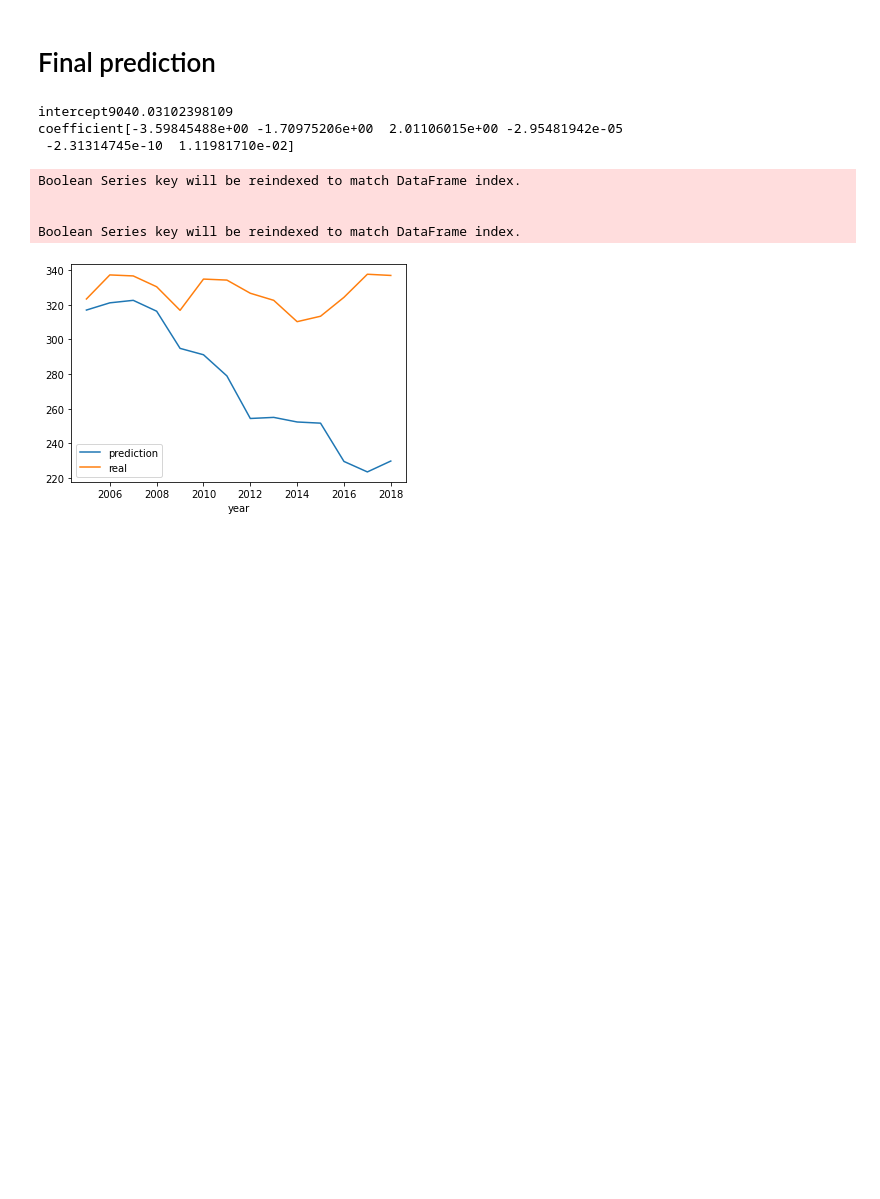
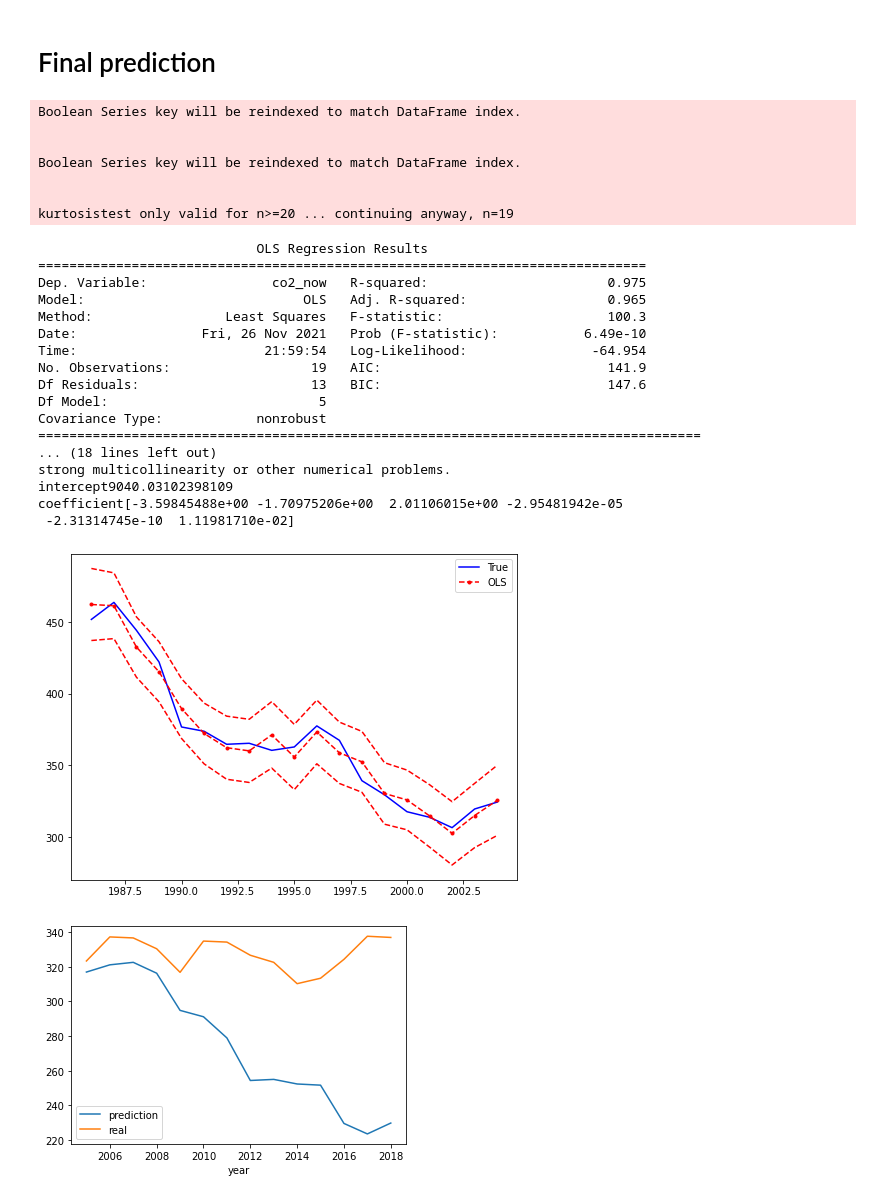
Before and after one commit to AayushKucheria/Reaktor-Communicating-Climate-Change, a Jupyter notebook: Data exploration.ipynb, the cells around one changed output. Drawn from its saved outputs; the diff is of its cells as text; code cells hidden in the pictures; blank space fills up the shorter version.

```diff
--- a/Data exploration.ipynb
+++ b/Data exploration.ipynb
@@ -621,44 +601,84 @@ result.plot(x = "year", y = ["prediction", "real"])
 # %% [markdown]
 # Final prediction
 # %%
+import statsmodels.api as sm
+
 shift_by = 5
 
 fi = df[df.country == "Poland"]
 fi = fi[df.year > 1980]
 fi = fi[df.year < 2019]
 fi = fi[["country", "year", "co2", "co2_growth_prct", "population", "gdp", "energy_per_capita"]]
 fi["gdp_per_capita"] = fi["gdp"] / fi["population"]
 fi["co2_now"] = fi["co2"].shift(-shift_by) # All other variables are from the past
 fi["year"] = fi.year.shift(-shift_by)
 
 
 predict_from = 2005
 
 
 training = fi[fi.year < predict_from].copy()
 test = fi[fi.year >= predict_from].copy()
 
 y_train = training.co2_now
 X_train = training[["year", "co2", "co2_growth_prct", "population", "gdp", "energy_per_capita"]]
 y_test = test.co2_now
 X_test = test[["year", "co2", "co2_growth_prct", "population", "gdp", "energy_per_capita"]]
 
 reg = LinearRegression().fit(X_train, y_train)
 
 prediction = reg.predict(X_test)
 
+y = y_train
+x = X_train
+res = sm.OLS(y, x).fit()
+print(res.summary())
+
+pred_ols = res.get_prediction()
+iv_l = pred_ols.summary_frame()["obs_ci_lower"]
+iv_u = pred_ols.summary_frame()["obs_ci_upper"]
+
+fig, ax = plt.subplots(figsize=(8, 6))
+
+#ax.plot(x, y, "o", label="data")
+ax.plot(X_train.year, y_train, "b-", label="True")
+ax.plot(X_train.year, res.fittedvalues, "r--.", label="OLS")
+ax.plot(X_train.year, iv_u, "r--")
+ax.plot(X_train.year, iv_l, "r--")
+ax.legend(loc="best")
+
+
+
 result = pd.DataFrame({"year": test.year, "prediction": prediction, "real":y_test})
 
 result.plot(x = "year", y = ["prediction", "real"])
 
 print("intercept" + str(reg.intercept_))
 print("coefficient" + str(reg.coef_))
 # %% [output]
-intercept9040.03102398109
-coefficient[-3.59845488e+00 -1.70975206e+00  2.01106015e+00 -2.95481942e-05
- -2.31314745e-10  1.11981710e-02]
+Boolean Series key will be reindexed to match DataFrame index.
+
+
+Boolean Series key will be reindexed to match DataFrame index.
+
+
+kurtosistest only valid for n>=20 ... continuing anyway, n=19
-Boolean Series key will be reindexed to match DataFrame index.
-
-
-Boolean Series key will be reindexed to match DataFrame index.
+                            OLS Regression Results
+==============================================================================
+Dep. Variable:                co2_now   R-squared:                       0.975
+Model:                            OLS   Adj. R-squared:                  0.965
+Method:                 Least Squares   F-statistic:                     100.3
+Date:                Fri, 26 Nov 2021   Prob (F-statistic):           6.49e-10
+Time:                        21:59:54   Log-Likelihood:                -64.954
+No. Observations:                  19   AIC:                             141.9
+Df Residuals:                      13   BIC:                             147.6
+Df Model:                           5
+Covariance Type:            nonrobust
+=====================================================================================
+... (18 lines left out)
+strong multicollinearity or other numerical problems.
+intercept9040.03102398109
+coefficient[-3.59845488e+00 -1.70975206e+00  2.01106015e+00 -2.95481942e-05
+ -2.31314745e-10  1.11981710e-02]
-[figure, old version]
+[figure, new version]
+[figure, added]
```
Also changed, not shown: parts of 10 cells of this notebook.
